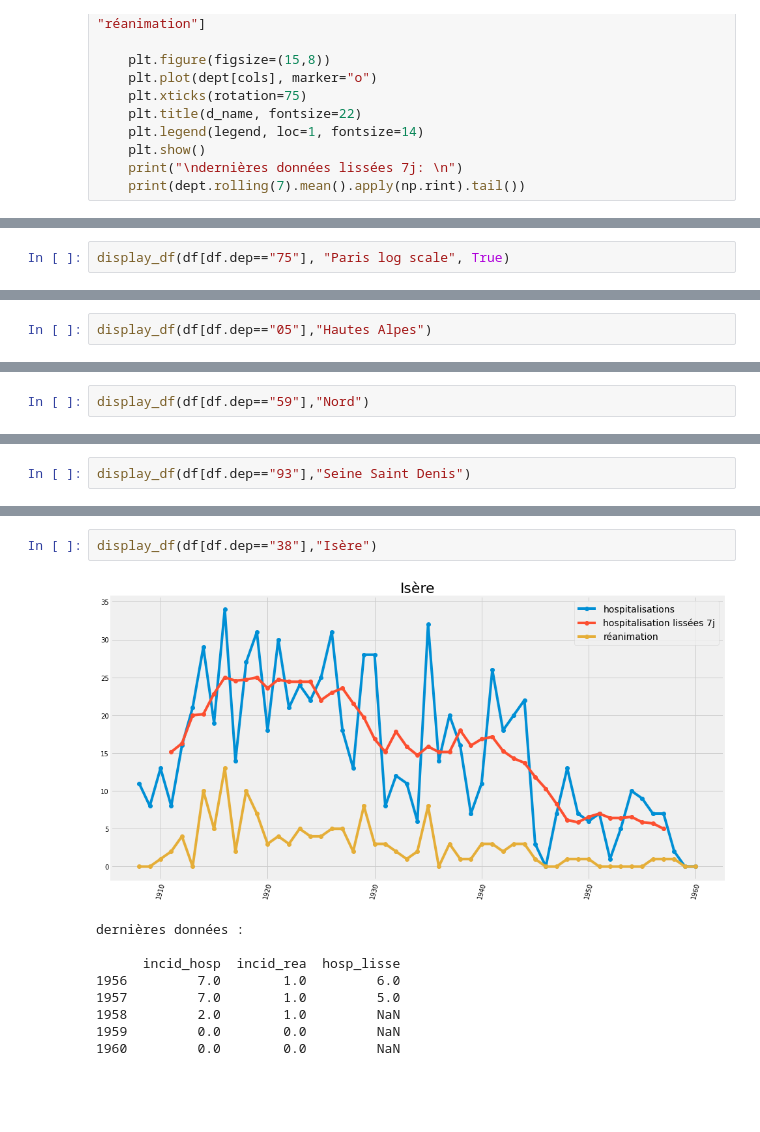
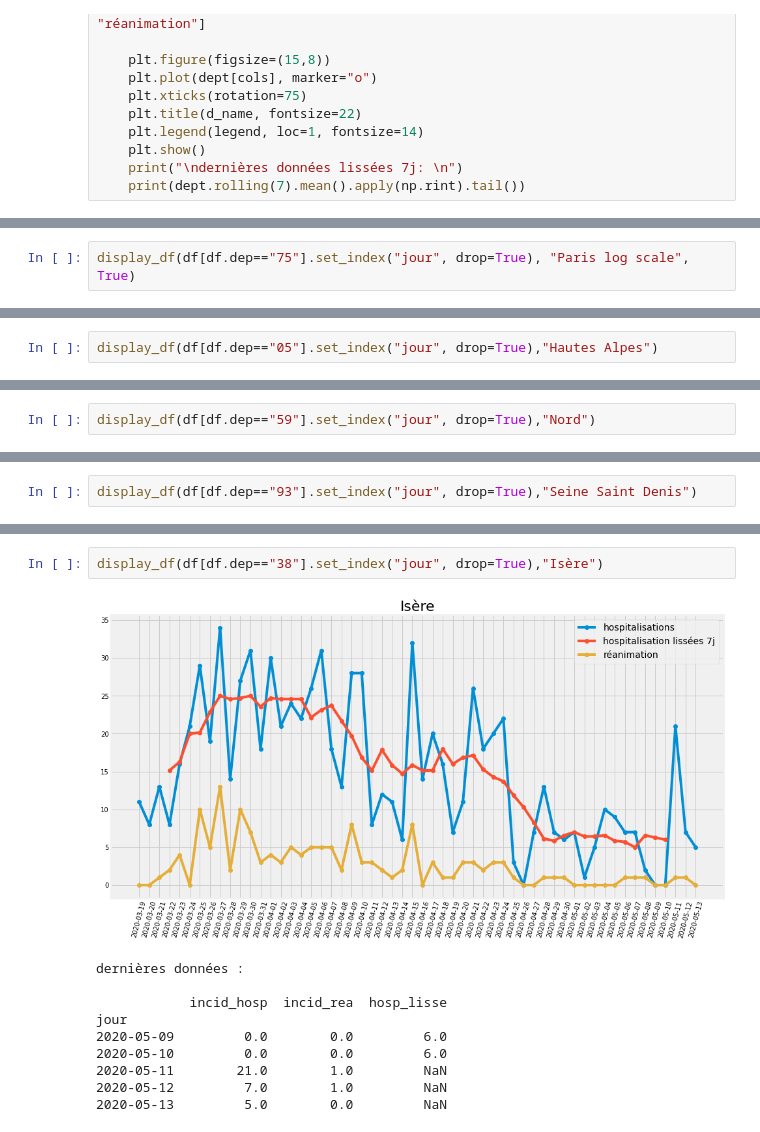
Before and after one commit to paulantoine/covid_dept, a Jupyter notebook: covid.ipynb, the cells around one changed output, grey strips where cells are left out. Cells and saved outputs as stored; diff of their text form; blank space fills up the shorter version.

```diff
--- a/covid.ipynb
+++ b/covid.ipynb
@@ -144,3 +144,3 @@ dernières données :
 # %%
-display_df(df[df.dep=="75"], "Paris log scale", True)
+display_df(df[df.dep=="75"].set_index("jour", drop=True), "Paris log scale", True)
 # %% [output]
@@ -156,3 +156,3 @@ dernières données :
 # %%
-display_df(df[df.dep=="05"],"Hautes Alpes")
+display_df(df[df.dep=="05"].set_index("jour", drop=True),"Hautes Alpes")
 # %% [output]
@@ -168,3 +169,3 @@ dernières données :
 # %%
-display_df(df[df.dep=="59"],"Nord")
+display_df(df[df.dep=="59"].set_index("jour", drop=True),"Nord")
 # %% [output]
@@ -180,3 +182,3 @@ dernières données :
 # %%
-display_df(df[df.dep=="93"],"Seine Saint Denis")
+display_df(df[df.dep=="93"].set_index("jour", drop=True),"Seine Saint Denis")
 # %% [output]
@@ -192,12 +194,13 @@ dernières données :
 # %%
-display_df(df[df.dep=="38"],"Isère")
+display_df(df[df.dep=="38"].set_index("jour", drop=True),"Isère")
 # %% [output]
-[figure, old version]
+[figure, new version]
 dernières données :
 
-      incid_hosp  incid_rea  hosp_lisse
-1956         7.0        1.0         6.0
-1957         7.0        1.0         5.0
-1958         2.0        1.0         NaN
-1959         0.0        0.0         NaN
-1960         0.0        0.0         NaN
+            incid_hosp  incid_rea  hosp_lisse
+jour
+2020-05-09         0.0        0.0         6.0
+2020-05-10         0.0        0.0         6.0
+2020-05-11        21.0        1.0         NaN
+2020-05-12         7.0        1.0         NaN
+2020-05-13         5.0        0.0         NaN
```
Also changed, not shown: parts of 8 cells of this notebook.
